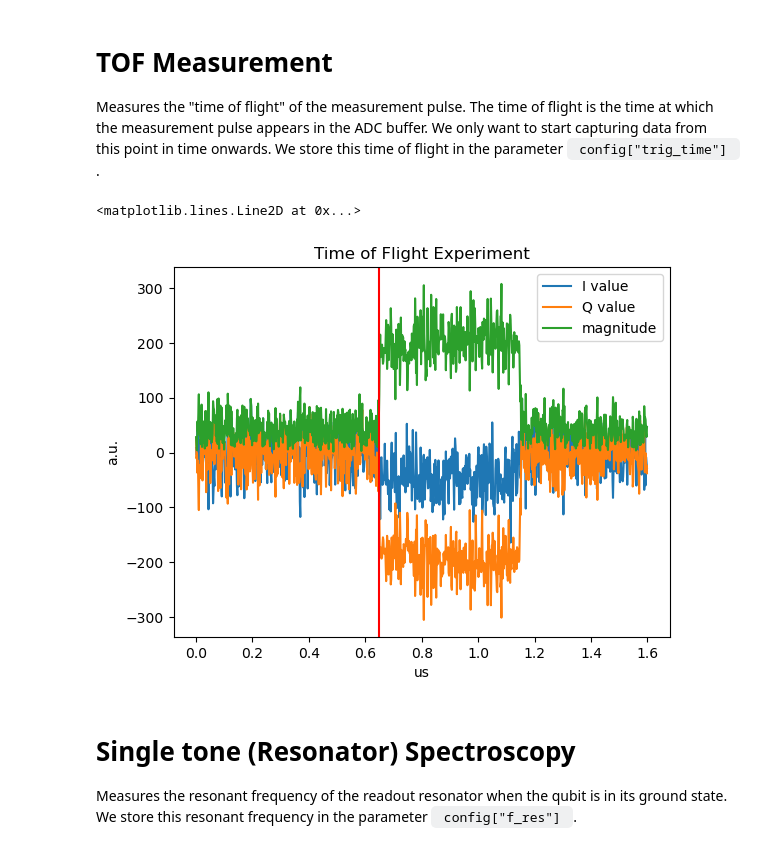
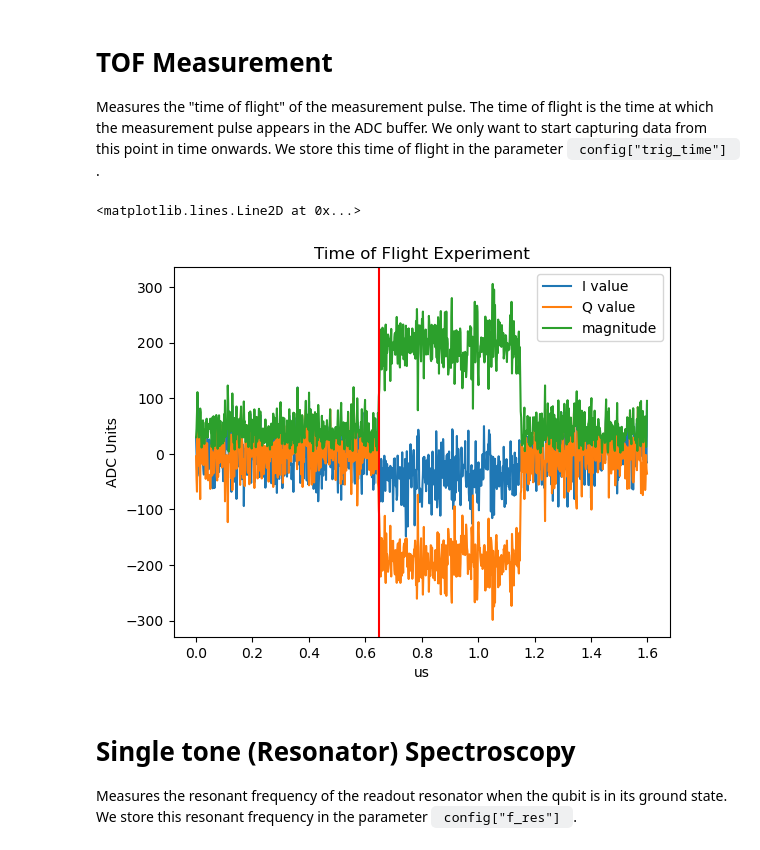
Before and after one commit to sarafs1926/tprocv2_demos, a Jupyter notebook: qick_demos_tprocv2/02_qubit_demos.ipynb, the cells around one changed output. Cells and saved outputs as stored; diff of their text form; code cells hidden in the pictures.

```diff
--- a/qick_demos_tprocv2/02_qubit_demos.ipynb
+++ b/qick_demos_tprocv2/02_qubit_demos.ipynb
@@ -149,14 +149,14 @@ t = prog.get_time_axis(ro_index=0)
 # %%
 # Plot results.
 plt.plot(t, iq_list[0][:,0], label="I value")
 plt.plot(t, iq_list[0][:,1], label="Q value")
 plt.plot(t, np.abs(iq_list[0].dot([1,1j])), label="magnitude")
 plt.legend()
-plt.ylabel("a.u.")
+plt.ylabel("ADC Units")
 plt.xlabel("us");
 plt.title('Time of Flight Experiment')
 ######## SET THIS VALUE AS YOUR config['trig_time'] #########
 plt.axvline(0.65, c='r')
 # %% [output]
 <matplotlib.lines.Line2D at 0x...>
-[figure, old version]
+[figure, new version]
```
Also changed, not shown: parts of 29 cells of this notebook, 1 other file.
